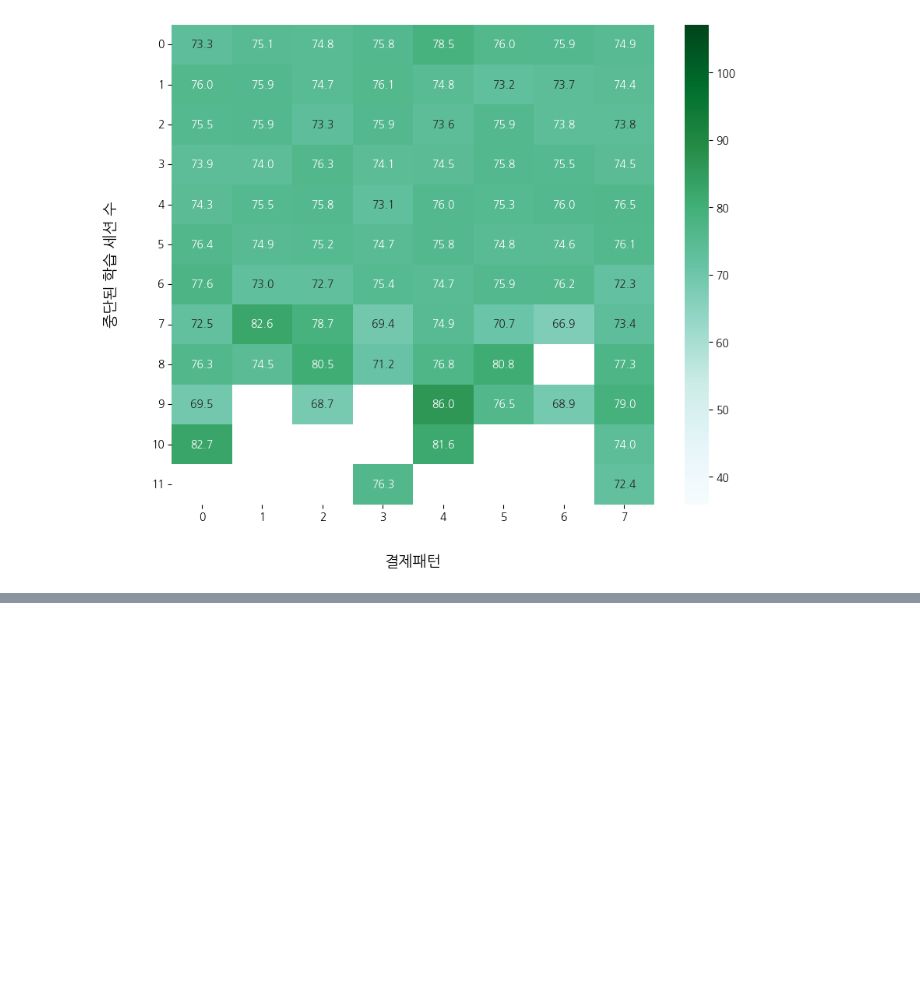
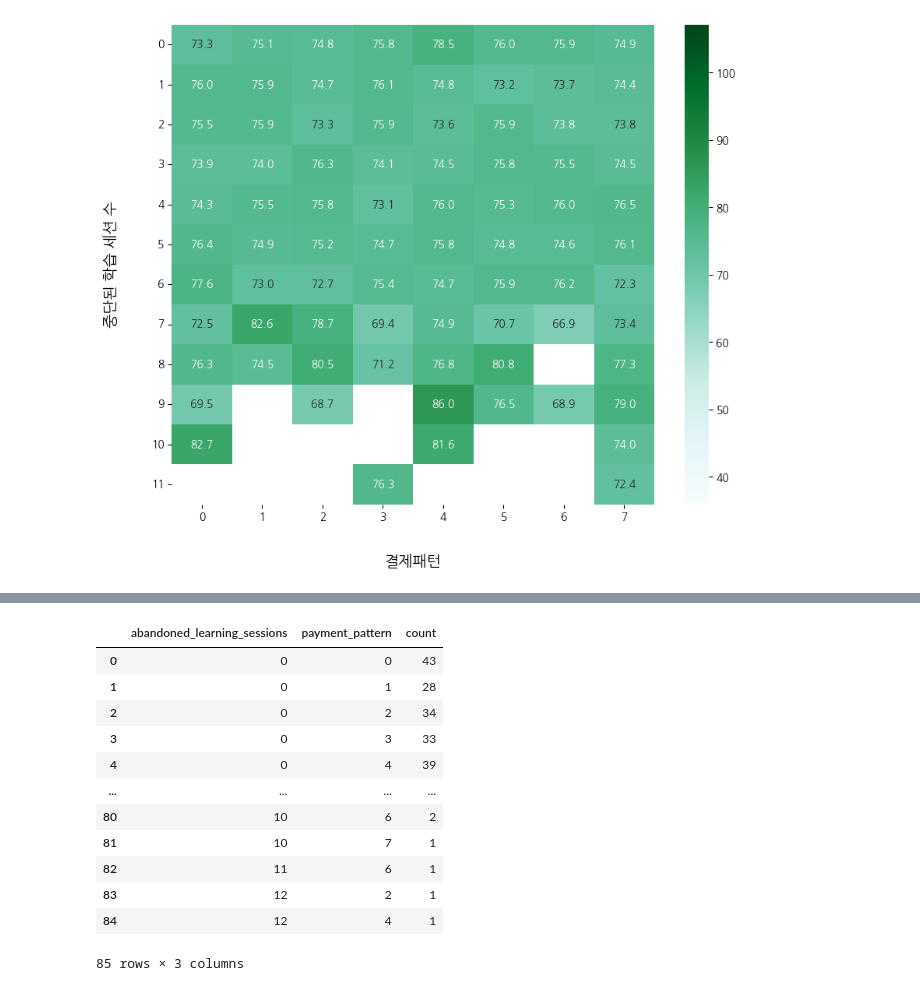
Before and after one commit to YeonsuJI/WASSUP4, a Jupyter notebook: 05_Data_Analysis/DA_Mini_Project.ipynb, the cells around one changed output, grey strips where cells are left out. Cells and saved outputs as stored; diff of their text form; code cells hidden in the pictures; blank space fills up the shorter version.

```diff
--- a/05_Data_Analysis/DA_Mini_Project.ipynb
+++ b/05_Data_Analysis/DA_Mini_Project.ipynb
@@ -282,0 +285,17 @@ plt.show()
+# %%
+aband_pay_data = target_1_data.groupby(['abandoned_learning_sessions', 'payment_pattern']).size().reset_index(name='count')
+aband_pay_data
+# %% [output]
+|  | abandoned_learning_sessions | payment_pattern | count |
+| 0 | 0 | 0 | 43 |
+| 1 | 0 | 1 | 28 |
+| 2 | 0 | 2 | 34 |
+| 3 | 0 | 3 | 33 |
+| 4 | 0 | 4 | 39 |
+| ... | ... | ... | ... |
+| 80 | 10 | 6 | 2 |
+| 81 | 10 | 7 | 1 |
+| 82 | 11 | 6 | 1 |
+| 83 | 12 | 2 | 1 |
+| 84 | 12 | 4 | 1 |
+85 rows × 3 columns
```
Also changed, not shown: parts of 7 cells of this notebook.
